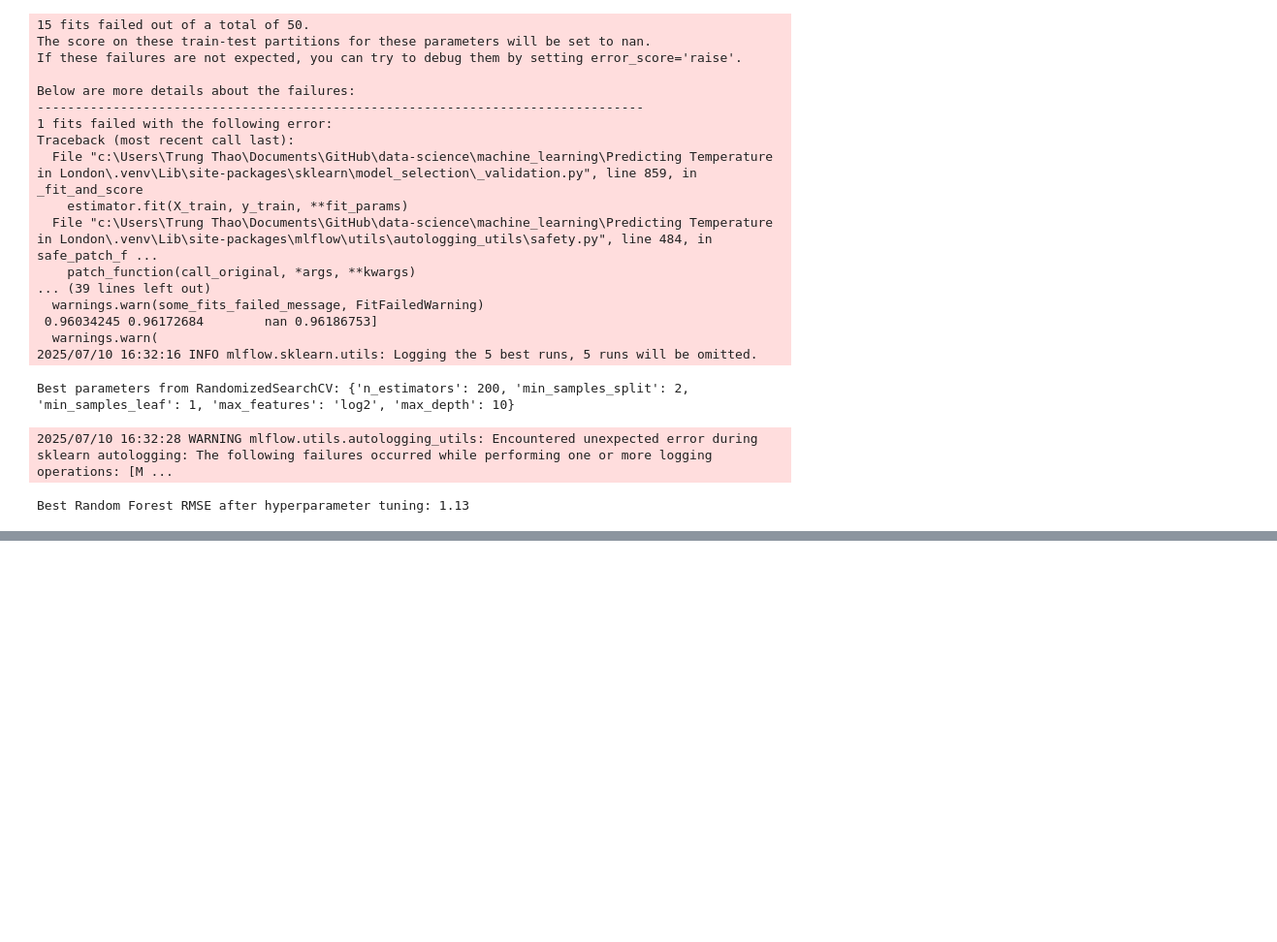
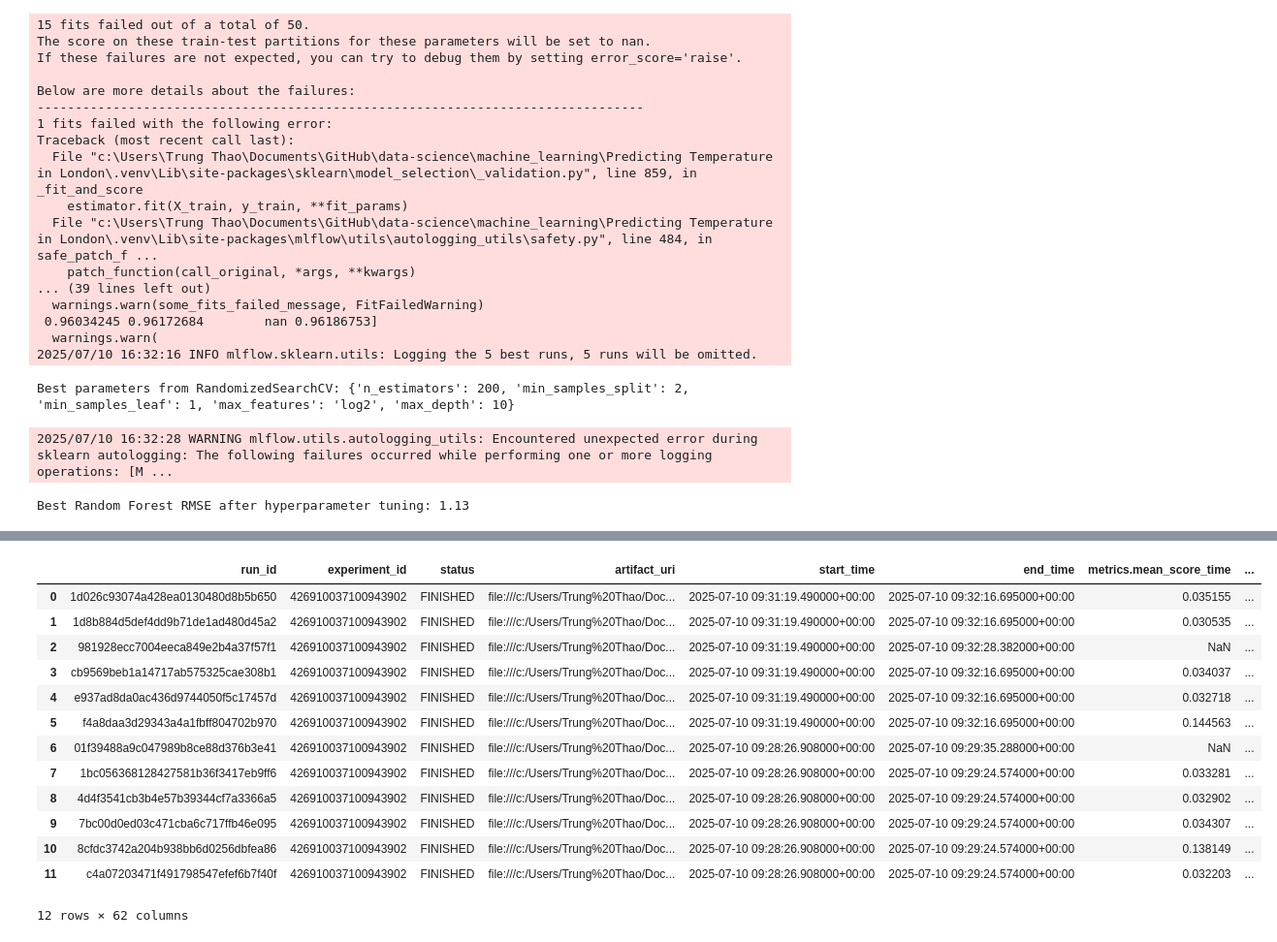
Before and after one commit to konica/data-science, a Jupyter notebook: machine_learning/Predicting Temperature in London/notebooks/notebook.ipynb, the cells around one changed output, grey strips where cells are left out. Shown at 97% size. Drawn from its saved outputs; the diff is of its cells as text; code cells hidden in the pictures; blank space fills up the shorter version.

```diff
--- a/machine_learning/Predicting Temperature in London/src/notebook.ipynb
+++ b/machine_learning/Predicting Temperature in London/notebooks/notebook.ipynb
@@ -558,4 +560,8 @@ Best parameters from RandomizedSearchCV: {'n_estimators': 200, 'min_samples_spli
 2025/07/10 16:32:28 WARNING mlflow.utils.autologging_utils: Encountered unexpected error during sklearn autologging: The following failures occurred while performing one or more logging operations: [M ...
 Best Random Forest RMSE after hyperparameter tuning: 1.13
 # %%
-mlflow.end_run()
+mlflow.sklearn.log_model(best_rfr)
+
+search_results = mlflow.search_runs(experiment_names=[experiment_name], output_format="pandas")
+search_results
+# %% [output]
@@ -561,0 +569,14 @@ mlflow.end_run()
+|  | run_id | experiment_id | status | artifact_uri | start_time | end_time | metrics.mean_score_time | ... |
+| 0 | 1d026c93074a428ea0130480d8b5b650 | 426910037100943902 | FINISHED | file:///c:/Users/Trung%20Thao/Doc... | 2025-07-10 09:31:19.490000+00:00 | 2025-07-10 09:32:16.695000+00:00 | 0.035155 | ... |
+| 1 | 1d8b884d5def4dd9b71de1ad480d45a2 | 426910037100943902 | FINISHED | file:///c:/Users/Trung%20Thao/Doc... | 2025-07-10 09:31:19.490000+00:00 | 2025-07-10 09:32:16.695000+00:00 | 0.030535 | ... |
+| 2 | 981928ecc7004eeca849e2b4a37f57f1 | 426910037100943902 | FINISHED | file:///c:/Users/Trung%20Thao/Doc... | 2025-07-10 09:31:19.490000+00:00 | 2025-07-10 09:32:28.382000+00:00 | NaN | ... |
+| 3 | cb9569beb1a14717ab575325cae308b1 | 426910037100943902 | FINISHED | file:///c:/Users/Trung%20Thao/Doc... | 2025-07-10 09:31:19.490000+00:00 | 2025-07-10 09:32:16.695000+00:00 | 0.034037 | ... |
+| 4 | e937ad8da0ac436d9744050f5c17457d | 426910037100943902 | FINISHED | file:///c:/Users/Trung%20Thao/Doc... | 2025-07-10 09:31:19.490000+00:00 | 2025-07-10 09:32:16.695000+00:00 | 0.032718 | ... |
+| 5 | f4a8daa3d29343a4a1fbff804702b970 | 426910037100943902 | FINISHED | file:///c:/Users/Trung%20Thao/Doc... | 2025-07-10 09:31:19.490000+00:00 | 2025-07-10 09:32:16.695000+00:00 | 0.144563 | ... |
+| 6 | 01f39488a9c047989b8ce88d376b3e41 | 426910037100943902 | FINISHED | file:///c:/Users/Trung%20Thao/Doc... | 2025-07-10 09:28:26.908000+00:00 | 2025-07-10 09:29:35.288000+00:00 | NaN | ... |
+| 7 | 1bc056368128427581b36f3417eb9ff6 | 426910037100943902 | FINISHED | file:///c:/Users/Trung%20Thao/Doc... | 2025-07-10 09:28:26.908000+00:00 | 2025-07-10 09:29:24.574000+00:00 | 0.033281 | ... |
+| 8 | 4d4f3541cb3b4e57b39344cf7a3366a5 | 426910037100943902 | FINISHED | file:///c:/Users/Trung%20Thao/Doc... | 2025-07-10 09:28:26.908000+00:00 | 2025-07-10 09:29:24.574000+00:00 | 0.032902 | ... |
+| 9 | 7bc00d0ed03c471cba6c717ffb46e095 | 426910037100943902 | FINISHED | file:///c:/Users/Trung%20Thao/Doc... | 2025-07-10 09:28:26.908000+00:00 | 2025-07-10 09:29:24.574000+00:00 | 0.034307 | ... |
+| 10 | 8cfdc3742a204b938bb6d0256dbfea86 | 426910037100943902 | FINISHED | file:///c:/Users/Trung%20Thao/Doc... | 2025-07-10 09:28:26.908000+00:00 | 2025-07-10 09:29:24.574000+00:00 | 0.138149 | ... |
+| 11 | c4a07203471f491798547efef6b7f40f | 426910037100943902 | FINISHED | file:///c:/Users/Trung%20Thao/Doc... | 2025-07-10 09:28:26.908000+00:00 | 2025-07-10 09:29:24.574000+00:00 | 0.032203 | ... |
+12 rows × 62 columns
```
Also changed, not shown: parts of 2 cells of this notebook, 4 other files.
